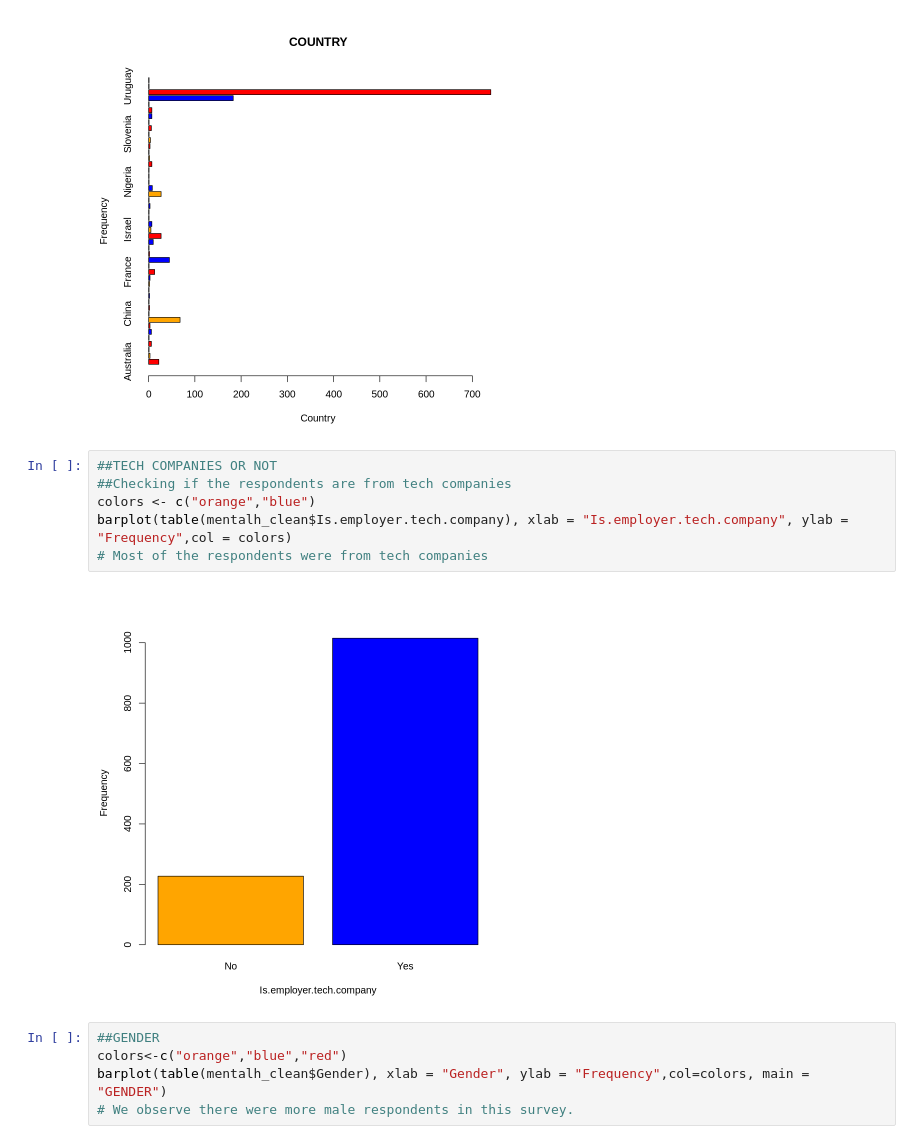
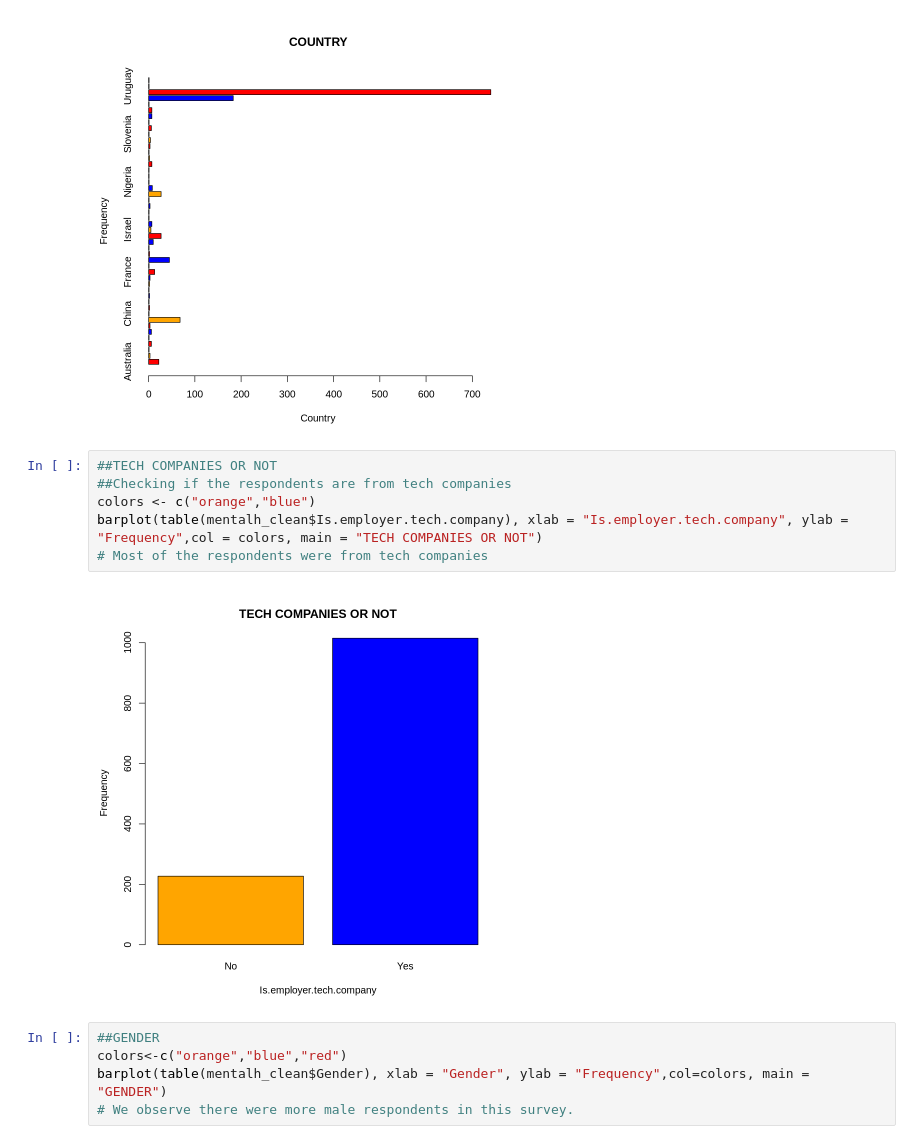
Before and after one commit to fmwashimba/MENTAL-HEALTH-IN-TECH, a Jupyter notebook: MENTAL_HEALTH_(R)_Latest.ipynb, the cells around one changed output. Saved outputs shown, nothing was run; the diff lists cells and outputs as text.

```diff
--- a/MENTAL_HEALTH_(R)_Latest.ipynb
+++ b/MENTAL_HEALTH_(R)_Latest.ipynb
@@ -457,11 +489,11 @@ barplot(table(mentalh_clean$Country), xlab = "Country", ylab = "Frequency",horiz
 # %%
 ##TECH COMPANIES OR NOT
 ##Checking if the respondents are from tech companies
 colors <- c("orange","blue")
-barplot(table(mentalh_clean$Is.employer.tech.company), xlab = "Is.employer.tech.company", ylab = "Frequency",col = colors)
+barplot(table(mentalh_clean$Is.employer.tech.company), xlab = "Is.employer.tech.company", ylab = "Frequency",col = colors, main = "TECH COMPANIES OR NOT")
 # Most of the respondents were from tech companies
 # %% [output]
-[figure, old version]
+[figure, new version]
 # %%
 ##GENDER
 colors<-c("orange","blue","red")
```
Also changed, not shown: parts of 8 cells of this notebook.
